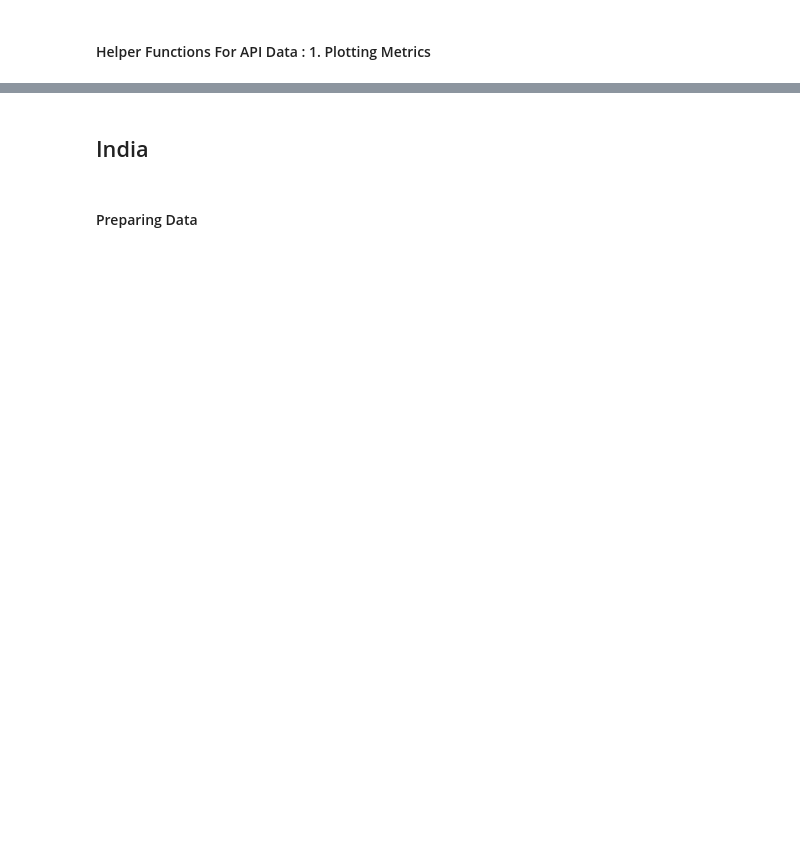
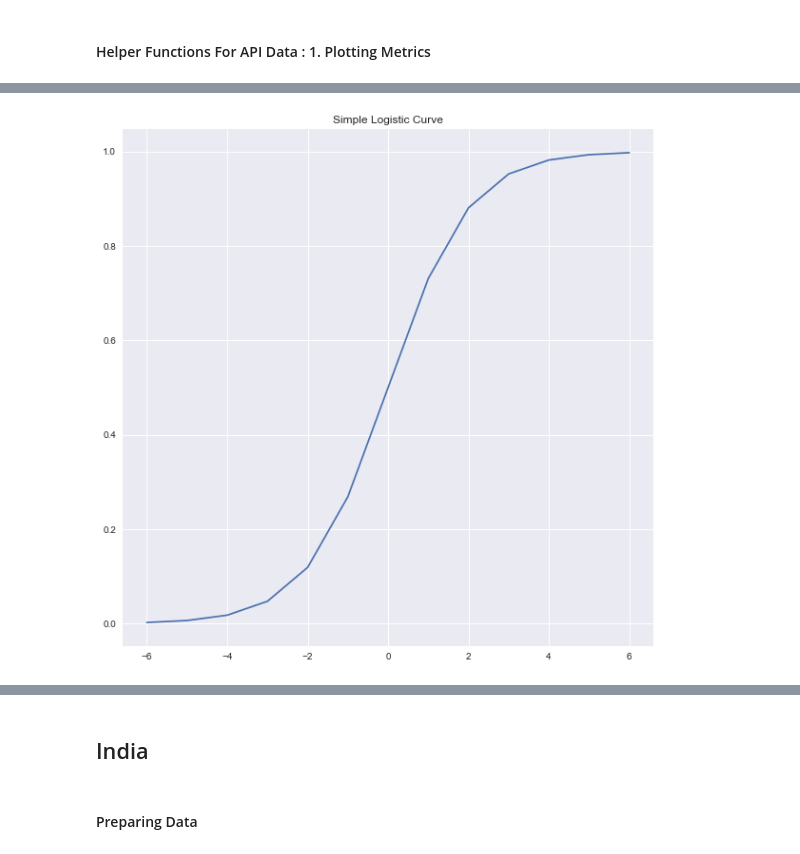
Before and after one commit to DnanaDev/Covid19-India-Analysis-and-Forecasting, a Jupyter notebook: COVID19_India_Analysis_Forecasting..ipynb, the cells around one changed output, grey strips where cells are left out. Drawn from its saved outputs; the diff is of its cells as text; code cells hidden in the pictures; blank space fills up the shorter version.

```diff
--- a/COVID19_India_Analysis_Forecasting..ipynb
+++ b/COVID19_India_Analysis_Forecasting..ipynb
@@ -9,4 +7,10 @@
 import pandas as pd
 import numpy as np
 import matplotlib.pyplot as plt
+import seaborn as sns
+from matplotlib.dates import AutoDateFormatter, AutoDateLocator
+from matplotlib import dates as dt
+import datetime
+
+plt.style.use('seaborn')
 # %% [markdown]
@@ -137,0 +164,14 @@ def plot_daily(df, columns, save = False):
+# %%
+# Plotting a simple logistic curve using numpy and matplotlib.
+# x = (-6,6), L =1, k = 1, x0 =0
+x = np.arange(-6,7)
+power = -1*x
+y = 1 / (1 + np.exp(power))
+
+plt.figure(figsize=(10,10))
+plt.title('Simple Logistic Curve')
+plt.grid(True)
+plt.plot(x, y)
+plt.show()
+# %% [output]
+[figure, added]
```
Also changed, not shown: parts of 51 cells of this notebook, 11 other files.
